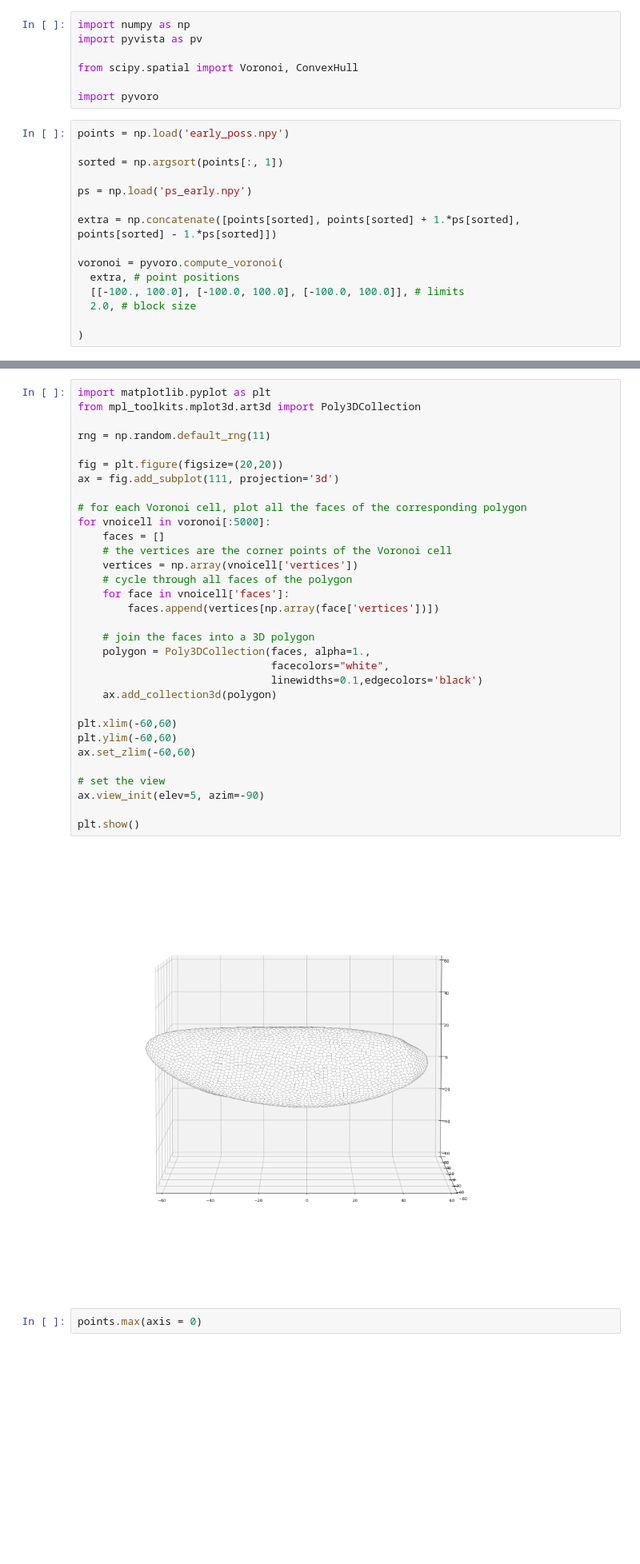
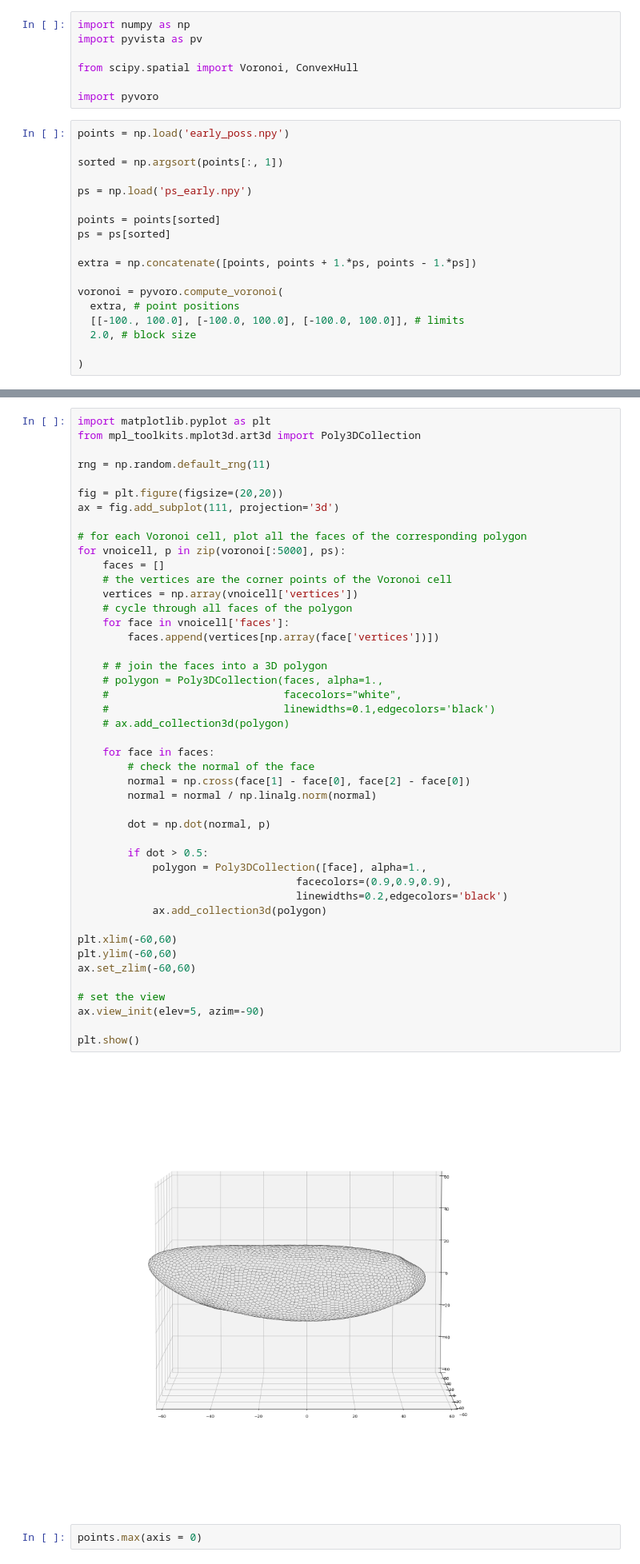
Before and after one commit to JakobSchauser/PhD, a Jupyter notebook: code/amnioserosa_elongation/make_mesh.ipynb, the cells around one changed output, grey strips where cells are left out. Shown at 80% size. Saved outputs shown, nothing was run; the diff lists cells and outputs as text; blank space fills up the shorter version.

```diff
--- a/code/amnioserosa_elongation/make_mesh.ipynb
+++ b/code/amnioserosa_elongation/make_mesh.ipynb
@@ -12,7 +12,10 @@ sorted = np.argsort(points[:, 1])
 
 ps = np.load('ps_early.npy')
 
-extra = np.concatenate([points[sorted], points[sorted] + 1.*ps[sorted], points[sorted] - 1.*ps[sorted]])
+points = points[sorted]
+ps = ps[sorted]
+
+extra = np.concatenate([points, points + 1.*ps, points - 1.*ps])
 
 voronoi = pyvoro.compute_voronoi(
   extra, # point positions
@@ -27,37 +26,50 @@ len(voronoi)
 # %%
 import matplotlib.pyplot as plt
 from mpl_toolkits.mplot3d.art3d import Poly3DCollection
 
 rng = np.random.default_rng(11)
 
 fig = plt.figure(figsize=(20,20))
 ax = fig.add_subplot(111, projection='3d')
 
 # for each Voronoi cell, plot all the faces of the corresponding polygon
-for vnoicell in voronoi[:5000]:
+for vnoicell, p in zip(voronoi[:5000], ps):
     faces = []
     # the vertices are the corner points of the Voronoi cell
     vertices = np.array(vnoicell['vertices'])
     # cycle through all faces of the polygon
     for face in vnoicell['faces']:
         faces.append(vertices[np.array(face['vertices'])])
 
-    # join the faces into a 3D polygon
-    polygon = Poly3DCollection(faces, alpha=1.,
-                               facecolors="white",
-                               linewidths=0.1,edgecolors='black')
-    ax.add_collection3d(polygon)
+    # # join the faces into a 3D polygon
+    # polygon = Poly3DCollection(faces, alpha=1.,
+    #                            facecolors="white",
+    #                            linewidths=0.1,edgecolors='black')
+    # ax.add_collection3d(polygon)
+
+    for face in faces:
+        # check the normal of the face
+        normal = np.cross(face[1] - face[0], face[2] - face[0])
+        normal = normal / np.linalg.norm(normal)
+
+        dot = np.dot(normal, p)
+
+        if dot > 0.5:
+            polygon = Poly3DCollection([face], alpha=1.,
+                                   facecolors=(0.9,0.9,0.9),
+                                   linewidths=0.2,edgecolors='black')
+            ax.add_collection3d(polygon)
 
 plt.xlim(-60,60)
 plt.ylim(-60,60)
 ax.set_zlim(-60,60)
 
 # set the view
 ax.view_init(elev=5, azim=-90)
 
 plt.show()
 # %% [output]
-[figure, old version]
+[figure, new version]
 # %%
 points.max(axis = 0)
 # %% [output]
```
Also changed, not shown: parts of 1 cell of this notebook.
